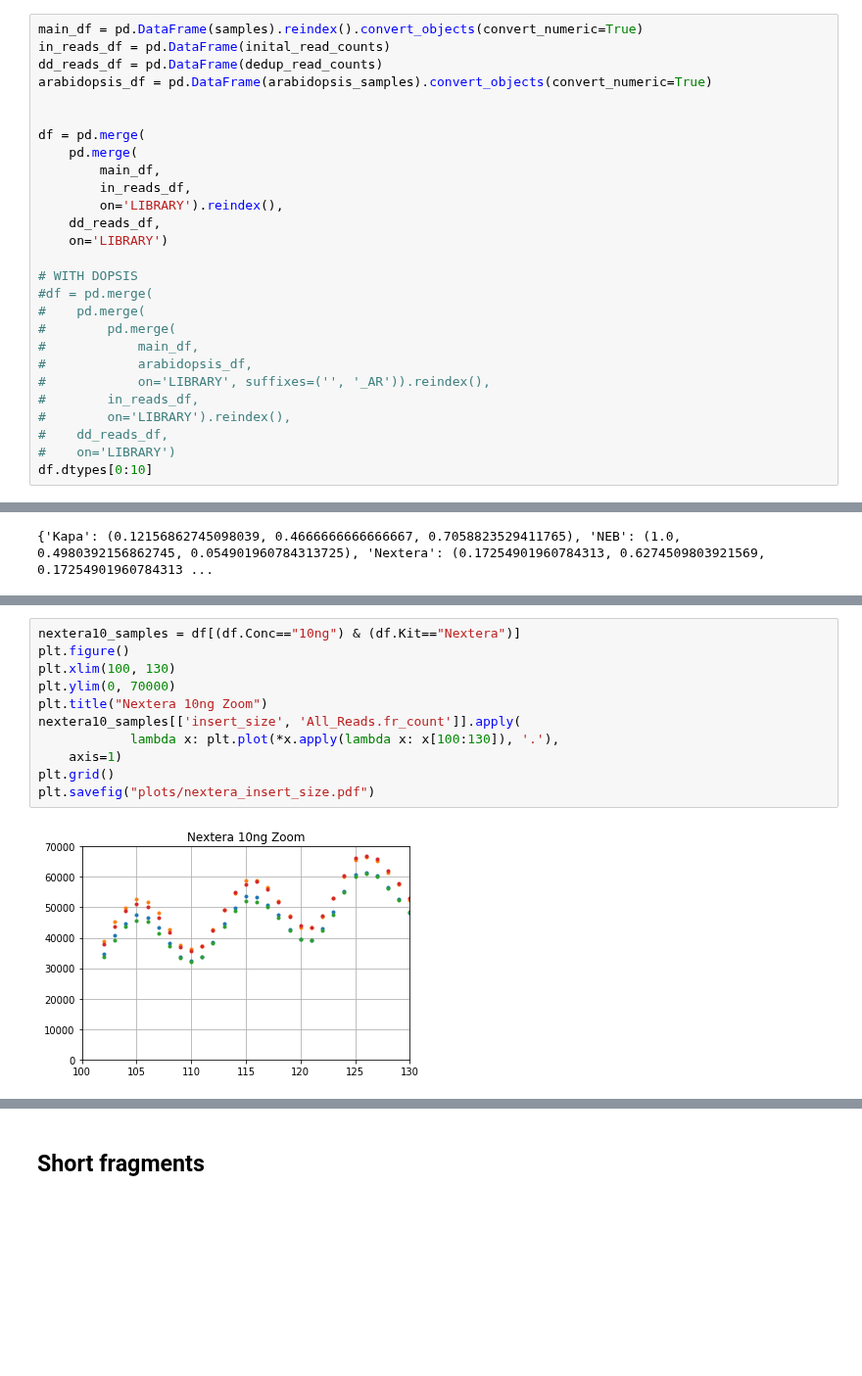
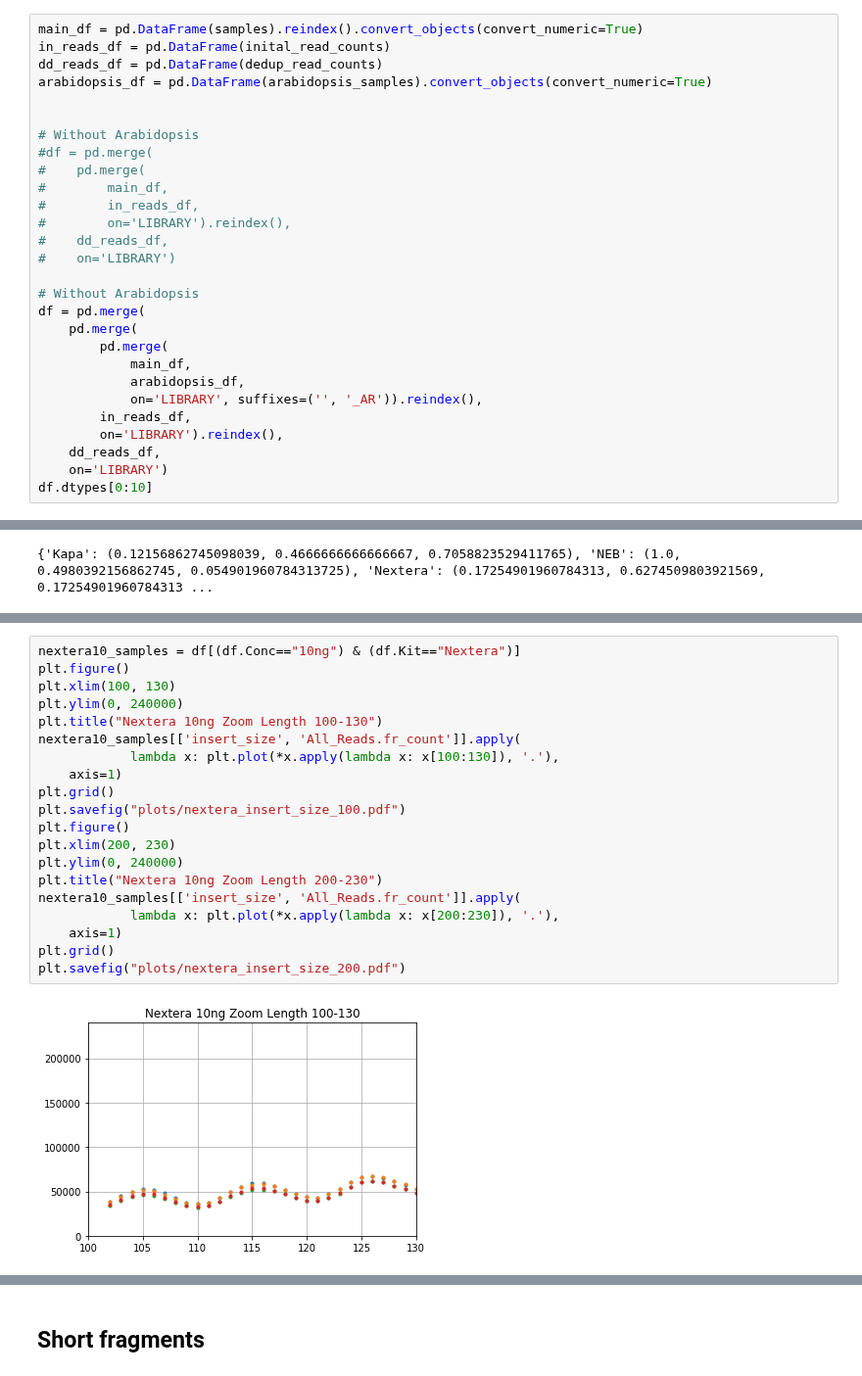
Before and after one commit to fa2k/comparison, a Jupyter notebook: Main_analysis.ipynb, the cells around one changed output, grey strips where cells are left out. Shown at 98% size. Drawn from its saved outputs; the diff is of its cells as text; blank space fills up the shorter version.

```diff
--- a/Main_analysis.ipynb
+++ b/Main_analysis.ipynb
@@ -128,25 +128,26 @@ dd_reads_df = pd.DataFrame(dedup_read_counts)
 arabidopsis_df = pd.DataFrame(arabidopsis_samples).convert_objects(convert_numeric=True)
 
 
+# Without Arabidopsis
+#df = pd.merge(
+#    pd.merge(
+#        main_df,
+#        in_reads_df,
+#        on='LIBRARY').reindex(),
+#    dd_reads_df,
+#    on='LIBRARY')
+
+# Without Arabidopsis
 df = pd.merge(
     pd.merge(
-        main_df,
+        pd.merge(
+            main_df,
+            arabidopsis_df,
+            on='LIBRARY', suffixes=('', '_AR')).reindex(),
         in_reads_df,
         on='LIBRARY').reindex(),
     dd_reads_df,
     on='LIBRARY')
-
-# WITH DOPSIS
-#df = pd.merge(
-#    pd.merge(
-#        pd.merge(
-#            main_df,
-#            arabidopsis_df,
-#            on='LIBRARY', suffixes=('', '_AR')).reindex(),
-#        in_reads_df,
-#        on='LIBRARY').reindex(),
-#    dd_reads_df,
-#    on='LIBRARY')
 df.dtypes[0:10]
 # %% [output]
 For all other conversions use the data-type specific converters pd.to_datetime, pd.to_timedelta and pd.to_numeric.
@@ -330,13 +363,22 @@ for vvv in mean_insert_sizes:
 # %%
 nextera10_samples = df[(df.Conc=="10ng") & (df.Kit=="Nextera")]
 plt.figure()
 plt.xlim(100, 130)
-plt.ylim(0, 70000)
-plt.title("Nextera 10ng Zoom")
+plt.ylim(0, 240000)
+plt.title("Nextera 10ng Zoom Length 100-130")
 nextera10_samples[['insert_size', 'All_Reads.fr_count']].apply(
             lambda x: plt.plot(*x.apply(lambda x: x[100:130]), '.'),
     axis=1)
 plt.grid()
-plt.savefig("plots/nextera_insert_size.pdf")
+plt.savefig("plots/nextera_insert_size_100.pdf")
+plt.figure()
+plt.xlim(200, 230)
+plt.ylim(0, 240000)
+plt.title("Nextera 10ng Zoom Length 200-230")
+nextera10_samples[['insert_size', 'All_Reads.fr_count']].apply(
+            lambda x: plt.plot(*x.apply(lambda x: x[200:230]), '.'),
+    axis=1)
+plt.grid()
+plt.savefig("plots/nextera_insert_size_200.pdf")
 # %% [output]
-[figure, old version]
+[figure, new version]
```
Also changed, not shown: parts of 25 cells of this notebook, 1 other file.
